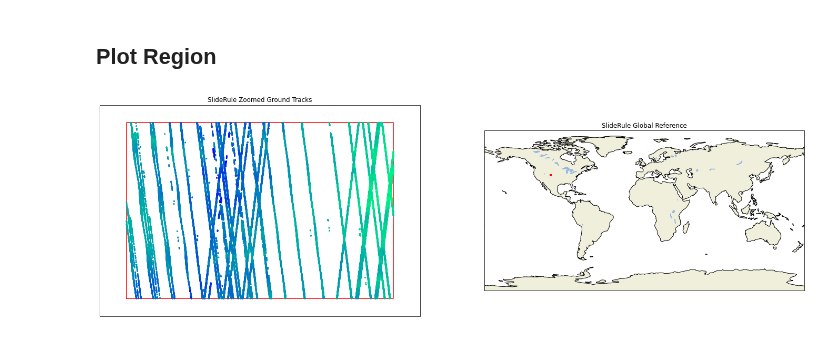
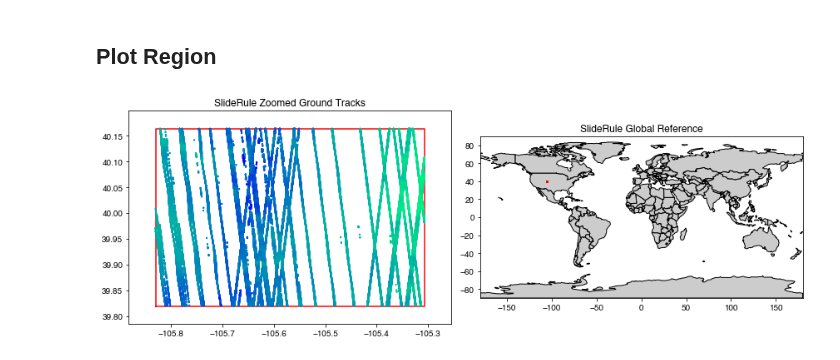
Before and after one commit to SlideRuleEarth/sliderule-python, a Jupyter notebook: examples/boulder_watershed_demo.ipynb, the cells around one changed output. Cells and saved outputs as stored; diff of their text form; code cells hidden in the pictures.

Commit message:
update examples to drop cartopy dependency

```diff
--- a/examples/boulder_watershed_demo.ipynb
+++ b/examples/boulder_watershed_demo.ipynb
@@ -72,33 +62,33 @@ Received 165202 elevations
 # %%
 # Calculate Extent
 lons = [p["lon"] for p in region]
 lats = [p["lat"] for p in region]
 lon_margin = (max(lons) - min(lons)) * 0.1
 lat_margin = (max(lats) - min(lats)) * 0.1
-extent = (min(lons) - lon_margin, max(lons) + lon_margin, min(lats) - lat_margin, max(lats) + lat_margin)
 
 # Create Plot
-fig = plt.figure(num=None, figsize=(24, 12))
+fig,(ax1,ax2) = plt.subplots(num=None, ncols=2, figsize=(12, 6))
 box_lon = [e["lon"] for e in region]
 box_lat = [e["lat"] for e in region]
 
 # Plot SlideRule Ground Tracks
-ax1 = plt.subplot(121,projection=cartopy.crs.PlateCarree())
 ax1.set_title("SlideRule Zoomed Ground Tracks")
-ax1.scatter(gdf.geometry.x, gdf.geometry.y, s=2.5, c=gdf["h_mean"], cmap='winter_r', zorder=3, transform=cartopy.crs.PlateCarree())
-ax1.set_extent(extent,crs=cartopy.crs.PlateCarree())
-ax1.plot(box_lon, box_lat, linewidth=1.5, color='r', zorder=2, transform=cartopy.crs.Geodetic())
+gdf.plot(ax=ax1, column=gdf["h_mean"], cmap='winter_r', s=1.0, zorder=3)
+ax1.plot(box_lon, box_lat, linewidth=1.5, color='r', zorder=2)
+ax1.set_xlim(min(lons) - lon_margin, max(lons) + lon_margin)
+ax1.set_ylim(min(lats) - lat_margin, max(lats) + lat_margin)
+ax1.set_aspect('equal', adjustable='box')
 
 # Plot SlideRule Global View
-ax2 = plt.subplot(122,projection=cartopy.crs.PlateCarree())
 ax2.set_title("SlideRule Global Reference")
-#gdf.plot(kind='scatter', ax=ax2, x="lon", y="lat", s=2.5, c='r', zorder=3)
-ax2.scatter(gdf.geometry.x, gdf.geometry.y, s=2.5, c='r', zorder=3, transform=cartopy.crs.PlateCarree())
-ax2.add_feature(cartopy.feature.LAND, zorder=0, edgecolor='black')
-ax2.add_feature(cartopy.feature.LAKES)
-ax2.set_extent((-180,180,-90,90),crs=cartopy.crs.PlateCarree())
+world = gpd.read_file(gpd.datasets.get_path('naturalearth_lowres'))
+world.plot(ax=ax2, color='0.8', edgecolor='black')
+gdf.plot(ax=ax2, marker='o', color='red', markersize=2.5, zorder=3)
+ax2.set_xlim(-180,180)
+ax2.set_ylim(-90,90)
+ax2.set_aspect('equal', adjustable='box')
 
 # Show Plot
-plt.show()
+plt.tight_layout()
 # %% [output]
-[figure, old version]
+[figure, new version]
```
Also changed, not shown: parts of 3 cells of this notebook, 4 other files.
